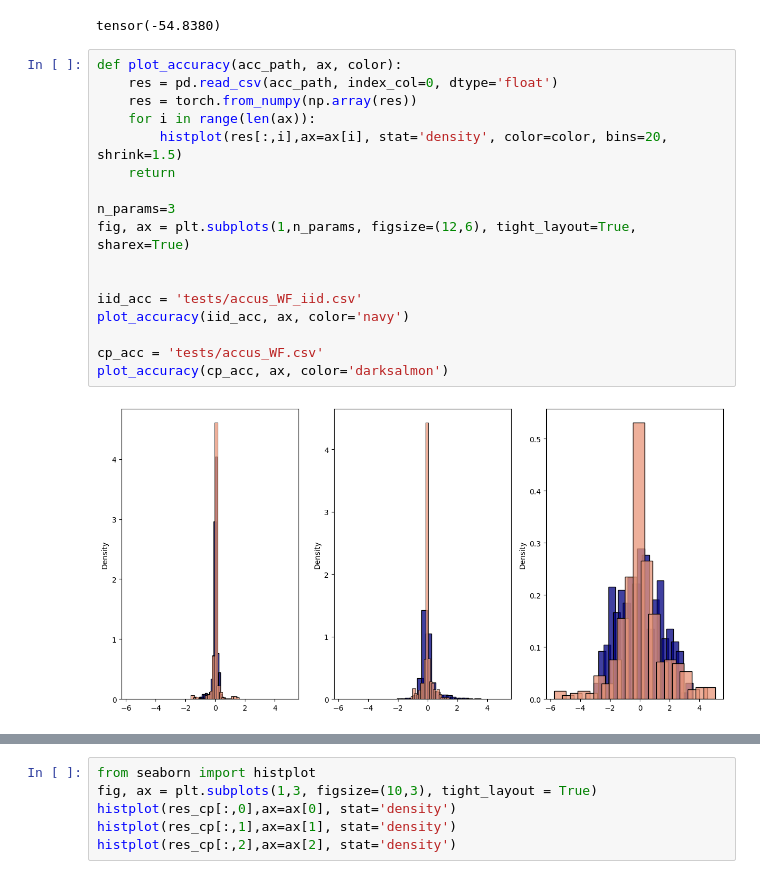
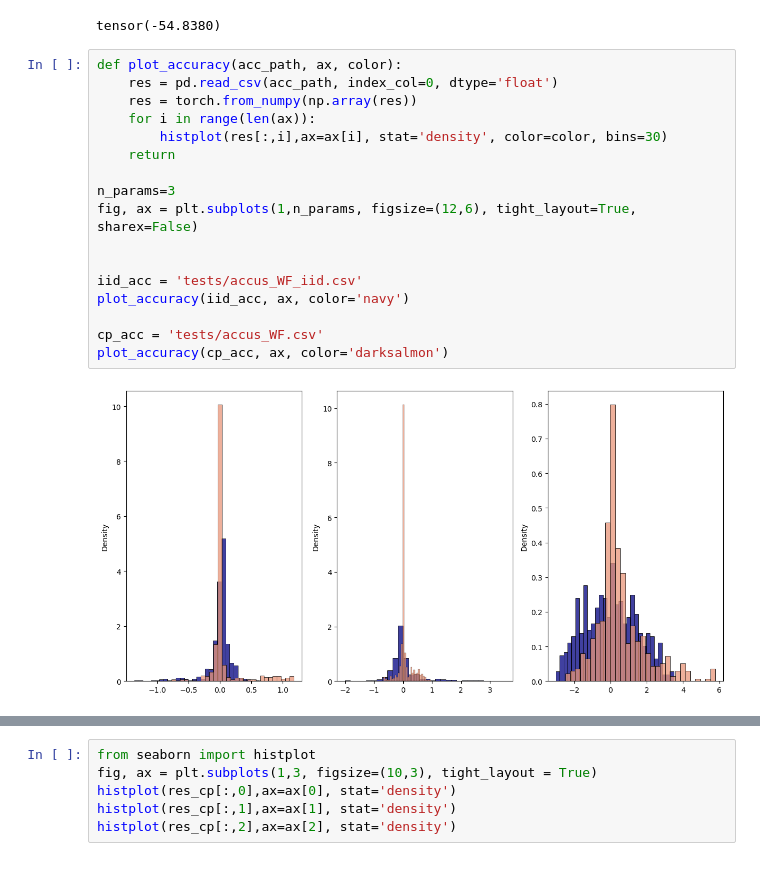
Before and after one commit to nadavbennun1/collective_posterior, a Jupyter notebook: WF/test collective.ipynb, the cells around one changed output, grey strips where cells are left out. Saved outputs shown, nothing was run; the diff lists cells and outputs as text.

```diff
--- a/WF/test collective.ipynb
+++ b/WF/test collective.ipynb
@@ -81,22 +81,22 @@ tensor(-54.8380)
 # %%
 def plot_accuracy(acc_path, ax, color):
     res = pd.read_csv(acc_path, index_col=0, dtype='float')
     res = torch.from_numpy(np.array(res))
     for i in range(len(ax)):
-        histplot(res[:,i],ax=ax[i], stat='density', color=color, bins=20, shrink=1.5)
+        histplot(res[:,i],ax=ax[i], stat='density', color=color, bins=30)
     return
 
 n_params=3
-fig, ax = plt.subplots(1,n_params, figsize=(12,6), tight_layout=True, sharex=True)
+fig, ax = plt.subplots(1,n_params, figsize=(12,6), tight_layout=True, sharex=False)
 
 
 iid_acc = 'tests/accus_WF_iid.csv'
 plot_accuracy(iid_acc, ax, color='navy')
 
 cp_acc = 'tests/accus_WF.csv'
 plot_accuracy(cp_acc, ax, color='darksalmon')
 # %% [output]
-[figure, old version]
+[figure, new version]
 # %%
 def plot_covs(covs, ax, label, color):
     H,X1 = np.histogram(covs, bins = 100, normed = True)
```
Also changed, not shown: parts of 2 cells of this notebook, 1 other file.
